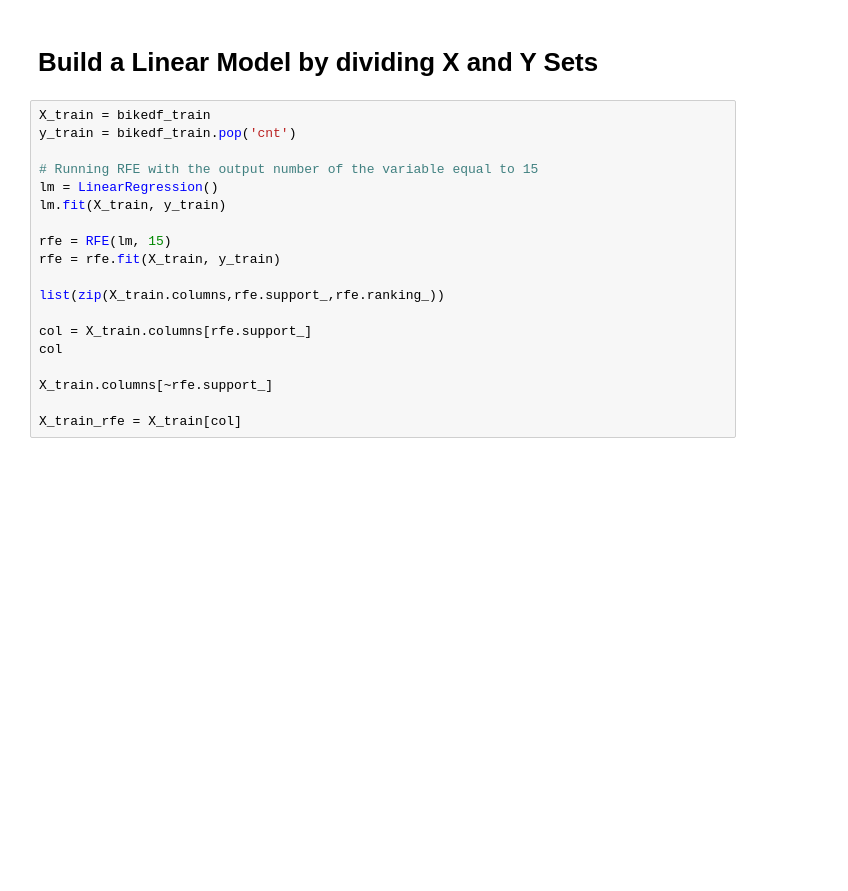
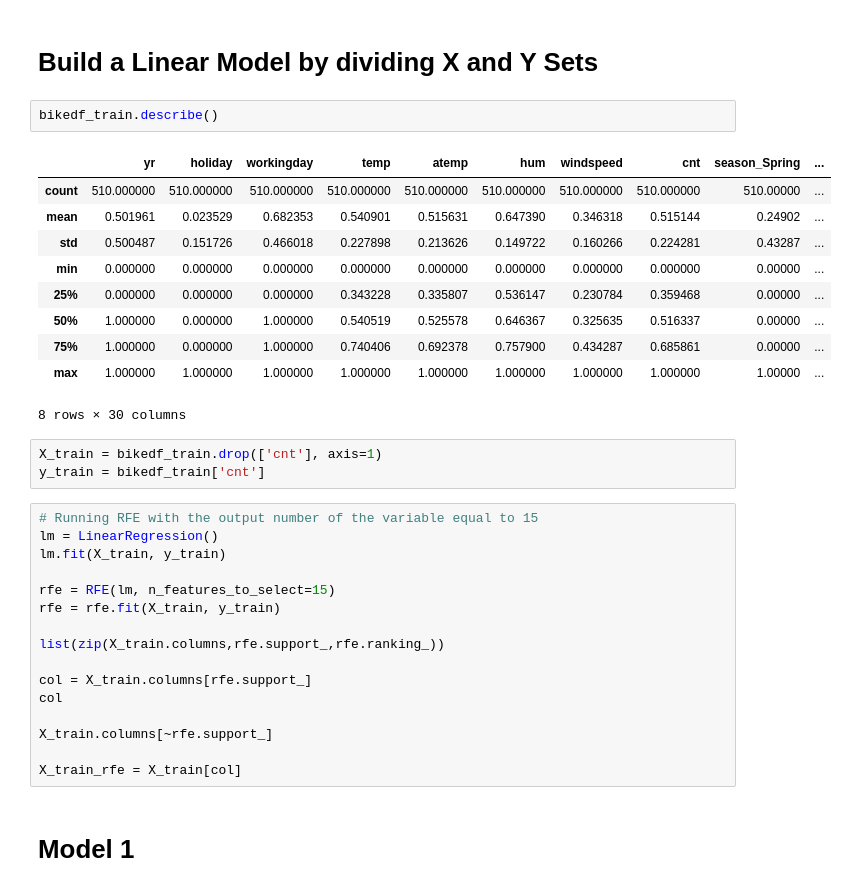
Before and after one commit to Geevanandam/BikeSharingAssignment, a Jupyter notebook: BikeSharingAssignment_Geeva.ipynb, the cells around one changed output. Drawn from its saved outputs; the diff is of its cells as text; blank space fills up the shorter version.

```diff
--- a/BikeSharingAssignment_Geeva.ipynb
+++ b/BikeSharingAssignment_Geeva.ipynb
@@ -376,14 +384,27 @@ bikedf_train.head()
 # %% [markdown]
 # Build a Linear Model by dividing X and Y Sets
+# %%
+bikedf_train.describe()
+# %% [output]
+|  | yr | holiday | workingday | temp | atemp | hum | windspeed | cnt | season_Spring | ... |
+| count | 510.000000 | 510.000000 | 510.000000 | 510.000000 | 510.000000 | 510.000000 | 510.000000 | 510.000000 | 510.00000 | ... |
+| mean | 0.501961 | 0.023529 | 0.682353 | 0.540901 | 0.515631 | 0.647390 | 0.346318 | 0.515144 | 0.24902 | ... |
+| std | 0.500487 | 0.151726 | 0.466018 | 0.227898 | 0.213626 | 0.149722 | 0.160266 | 0.224281 | 0.43287 | ... |
+| min | 0.000000 | 0.000000 | 0.000000 | 0.000000 | 0.000000 | 0.000000 | 0.000000 | 0.000000 | 0.00000 | ... |
+| 25% | 0.000000 | 0.000000 | 0.000000 | 0.343228 | 0.335807 | 0.536147 | 0.230784 | 0.359468 | 0.00000 | ... |
+| 50% | 1.000000 | 0.000000 | 1.000000 | 0.540519 | 0.525578 | 0.646367 | 0.325635 | 0.516337 | 0.00000 | ... |
+| 75% | 1.000000 | 0.000000 | 1.000000 | 0.740406 | 0.692378 | 0.757900 | 0.434287 | 0.685861 | 0.00000 | ... |
+| max | 1.000000 | 1.000000 | 1.000000 | 1.000000 | 1.000000 | 1.000000 | 1.000000 | 1.000000 | 1.00000 | ... |
+8 rows × 30 columns
+# %%
+X_train = bikedf_train.drop(['cnt'], axis=1)
+y_train = bikedf_train['cnt']
 # %%
-X_train = bikedf_train
-y_train = bikedf_train.pop('cnt')
-
 # Running RFE with the output number of the variable equal to 15
 lm = LinearRegression()
 lm.fit(X_train, y_train)
 
-rfe = RFE(lm, 15)
+rfe = RFE(lm, n_features_to_select=15)
 rfe = rfe.fit(X_train, y_train)
 
 list(zip(X_train.columns,rfe.support_,rfe.ranking_))
@@ -394,4 +415,6 @@ col
 X_train.columns[~rfe.support_]
 
 X_train_rfe = X_train[col]
+# %% [markdown]
+# Model 1
 # %%
```
Also changed, not shown: parts of 30 cells of this notebook.
